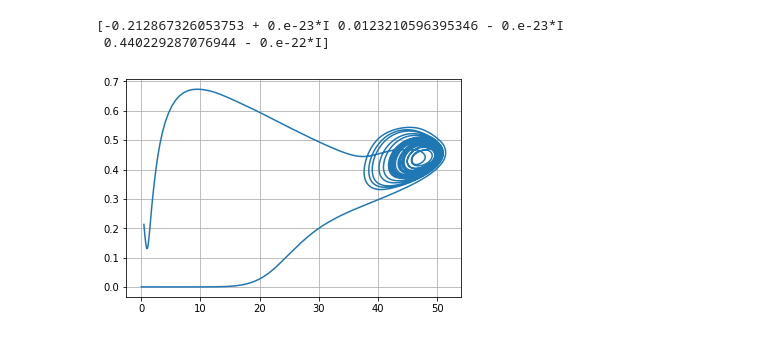
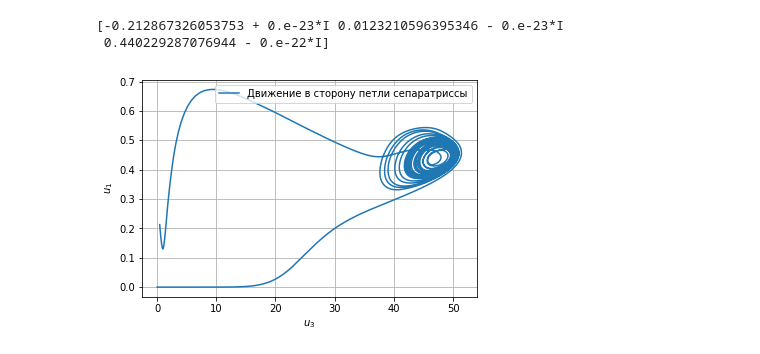
Before and after one commit to alekseik1/calc_math-labs, a Jupyter notebook: main.ipynb, the cells around one changed output. Saved outputs shown, nothing was run; the diff lists cells and outputs as text; code cells hidden in the pictures.

```diff
--- a/main.ipynb
+++ b/main.ipynb
@@ -500,11 +505,14 @@ diff_eqs_scipy = lambda t, y: [
 # %%
 from scipy.integrate import solve_ivp
 
+# На отрезке [100, 10000]
 t_min, t_max = (100, 10000)
 t_range = np.linspace(t_min, t_max, t_max*10)
 y_0 = np.array([np.abs(re(i)) for i in special_dots], dtype=np.float)
+# Мы решаем систему ДУ
 solutions = solve_ivp(diff_eqs_scipy, (t_min, t_max), y_0, t_eval=t_range).y.T
 
-plot_lines((solutions[:, 2], solutions[:, 0]))
+# Строим далее фазовый портрет системы, откладывая u_1 в зависимости от u_3
+plot_lines((solutions[:, 2], solutions[:, 0], r'Движение в сторону петли сепаратриссы'), x_label=r'$u_3$', y_label=r'$u_1$')
 # %% [output]
-[figure, old version]
+[figure, new version]
```
Also changed, not shown: parts of 14 cells of this notebook, 1 other file.
